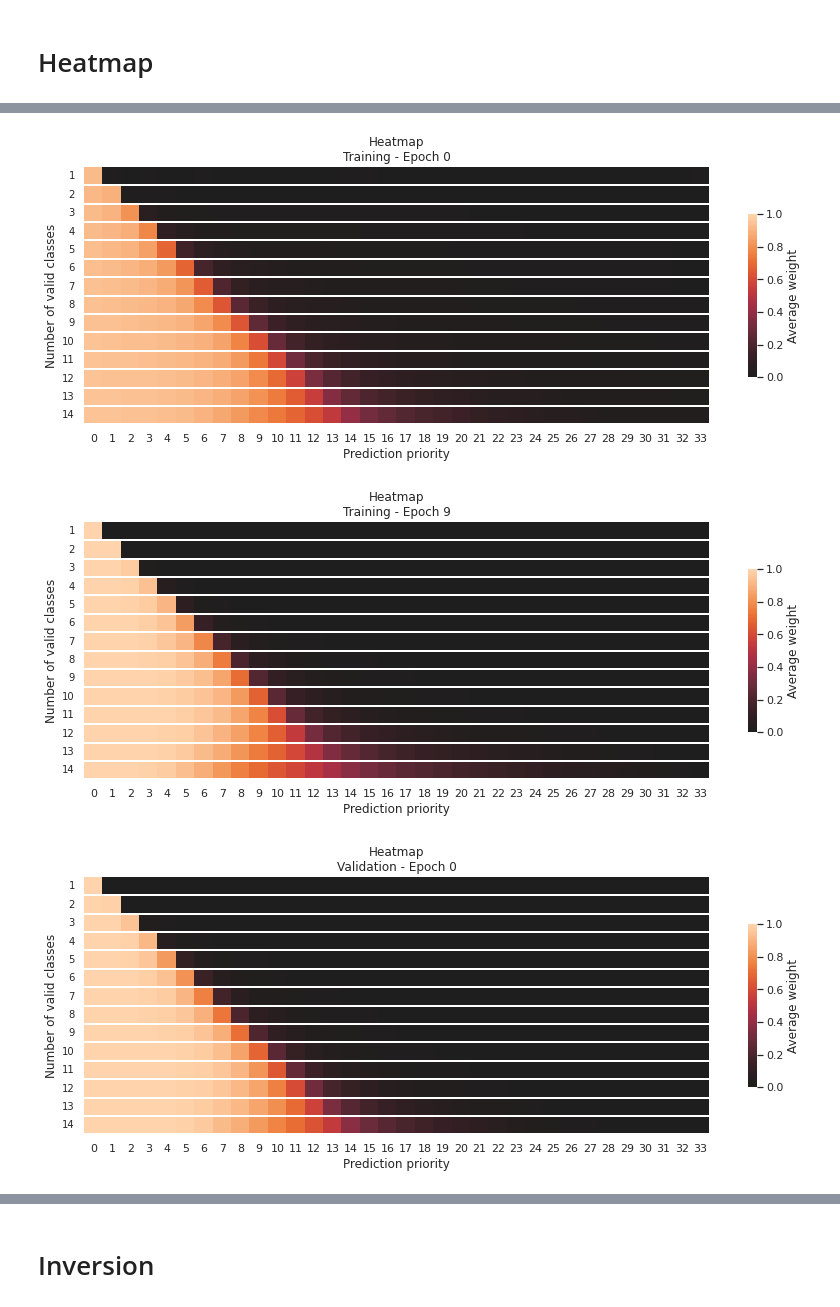
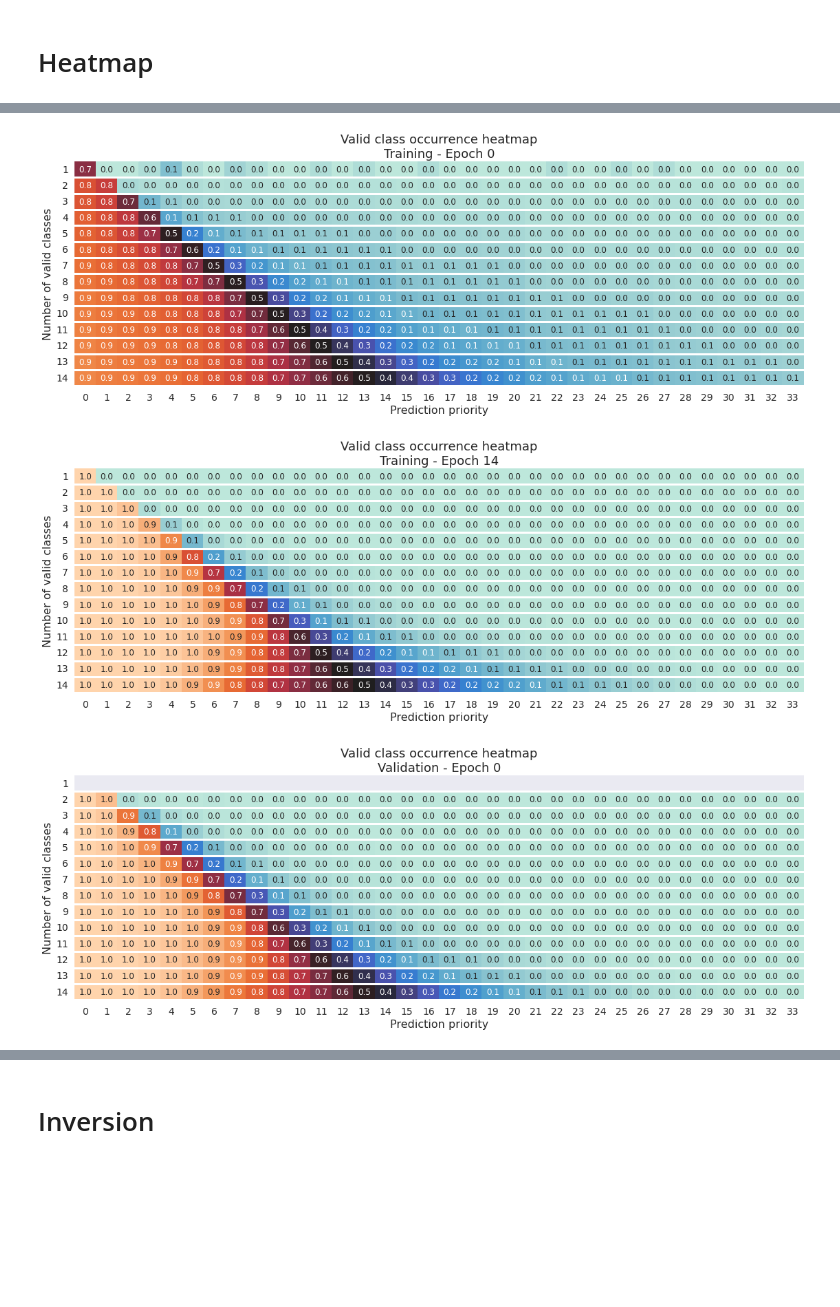
Before and after one commit to TrongTheAlpaca/mahjong_project, a Jupyter notebook: model.ipynb, the cells around one changed output, grey strips where cells are left out. Cells and saved outputs as stored; diff of their text form; code cells hidden in the pictures; blank space fills up the shorter version.

Commit message:
Added more suitable figures for latex

```diff
--- a/model.ipynb
+++ b/model.ipynb
@@ -220,8 +202,8 @@ torch.manual_seed(0)
 np.random.seed(0)
 
 DEVICE = torch.device("cuda")
-EPOCHS = 10
-DATASET_CONFIG = 'default_balanced'
+EPOCHS = 15
+DATASET_CONFIG = 'default_imbalanced_val'
 SHUFFLE_DATASET = True
 
 cuda_status_print()
@@ -806,7 +796,7 @@ mha_0._parameters['in_proj_bias'].shape
 random_x_case = x[0, 2]
 random_x_case.reshape(11, 34)
 # %%
-LOAD_FOLDER = 'heavy_mha_34heads_2021-04-25'  # Change this to None do NOT want to load anything, otherwise a string to designated model-folder
+LOAD_FOLDER = None  # Change this to None do NOT want to load anything, otherwise a string to designated model-folder
 
 # TO LOAD OR NOT LOAD
 if LOAD_FOLDER:
@@ -1180,5 +1186,5 @@ for epoch in range(loaded_epoch, EPOCHS):
 # %%
-LOAD_MODEL_FOLDER = "heavy_mha_34heads_2021-04-25"
+LOAD_MODEL_FOLDER = "mha_pool_imbalanced_val_2021-05-01"
 LOAD_EPOCH_NUMBER = None  # If None, select epoch with lowest val_loss
 
 CHECKPOINT_PATH = Path('model_checkpoints') / LOAD_MODEL_FOLDER
@@ -1657,41 +1663,47 @@ heatmap_df
 # %%
 def graph_heatmap(df, mode: int, epoch: int):
 
     filtered_df = df[(df['mode'] == mode) & (df['epoch'] == epoch)]
 
     assert len(filtered_df) == 14, f"NOT ENOUGH ROWS FOR HEATMAP! EXPECTED 14, got {len(filtered_df)}"
 
-    plt.figure(figsize=(14, 5))
+    plt.figure(figsize=(19, 6))
     ax = sns.heatmap(filtered_df.drop(columns=['mode', 'epoch', 'n_valid']),
-                     annot=False,
-                    fmt="g",
-                     cmap="icefire",
-                     center=0,
-#                     linewidths=.8,
-                     vmin=0, vmax=1,
-                     square=True,
+                     annot=True,
+                     fmt=".1f",
+                     cmap="icefire",  # icefire, coolwarm
+                     center=0.5,
+#                      linewidths=.2,
+#                      linecolor='black',
+                     annot_kws={"fontsize":12},
+                     vmin=0.0, vmax=1.0,
+#                      square=True,
                      xticklabels=range(0, 34),
                      yticklabels=range(1, 15),
-                     cbar=True,
-                     cbar_kws=dict(shrink=0.6, label='Average weight', ticks=np.arange(0.0, 1.2, 0.2))
+                     cbar=False,
+                     cbar_kws=dict(shrink=0.4, label='Average propability', ticks=np.arange(0.0, 1.2, 0.2))
                 )
 
-    ax.hlines(range(1, 15), -0.2, 34, linewidth=2, color="white")
+#     ax.vlines(range(1, 34), -1, 15, linewidth=2, color="black")
 
-    plt.title(f"Heatmap\n{'Training' if mode == 0 else 'Validation'} - Epoch {epoch}")
+    ax.hlines(range(1, 15), -0.2, 34, linewidth=3, color="white")
 
-    plt.xlabel('Prediction priority')
-    plt.ylabel('Number of valid classes')
-    plt.yticks(rotation=0, fontsize=10, va="center")
+    plt.title(f"Valid class occurrence heatmap\n{'Training' if mode == 0 else 'Validation'} - Epoch {epoch}", fontsize=18)
+
+    plt.xlabel('Prediction priority', fontsize=16)
+    plt.ylabel('Number of valid classes', fontsize=16)
+
+    plt.yticks(rotation=0, fontsize=14, va="center")
+    plt.xticks(fontsize=14)
 
     plt.show()
 
 graph_heatmap(heatmap_df, 0, 0)
 graph_heatmap(heatmap_df, 0, heatmap_df.epoch.max())  # LOAD CORRECT EPOCH!
 
 graph_heatmap(heatmap_df, 1, 0)
 graph_heatmap(heatmap_df, 1, heatmap_df.epoch.max())  # LOAD CORRECT EPOCH!
 # %% [output]
-[figure, old version]
+[figure, new version]
-[figure, old version]
+[figure, new version]
-[figure, old version]
+[figure, new version]
```
Also changed, not shown: parts of 36 cells of this notebook, 5 other files.
